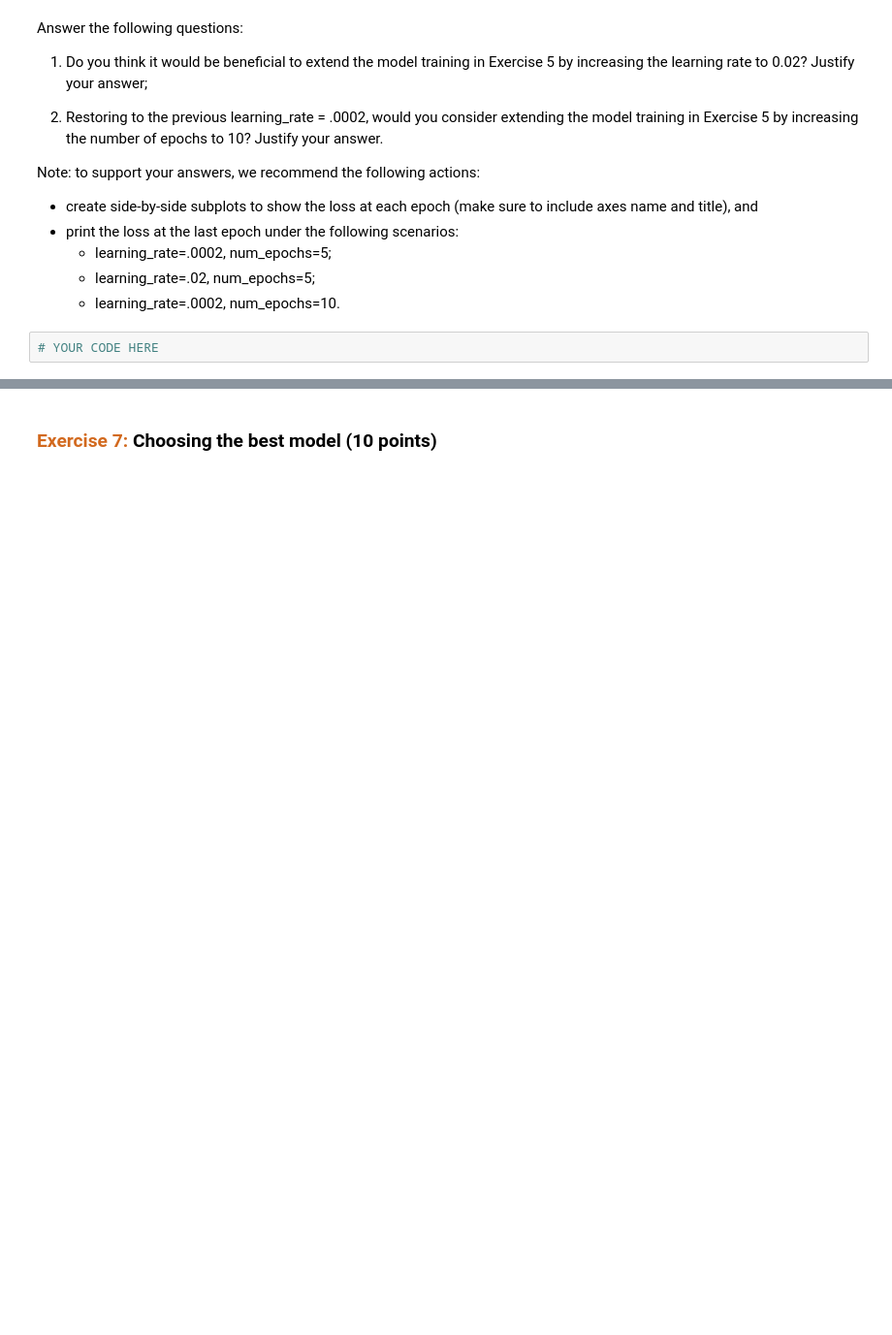
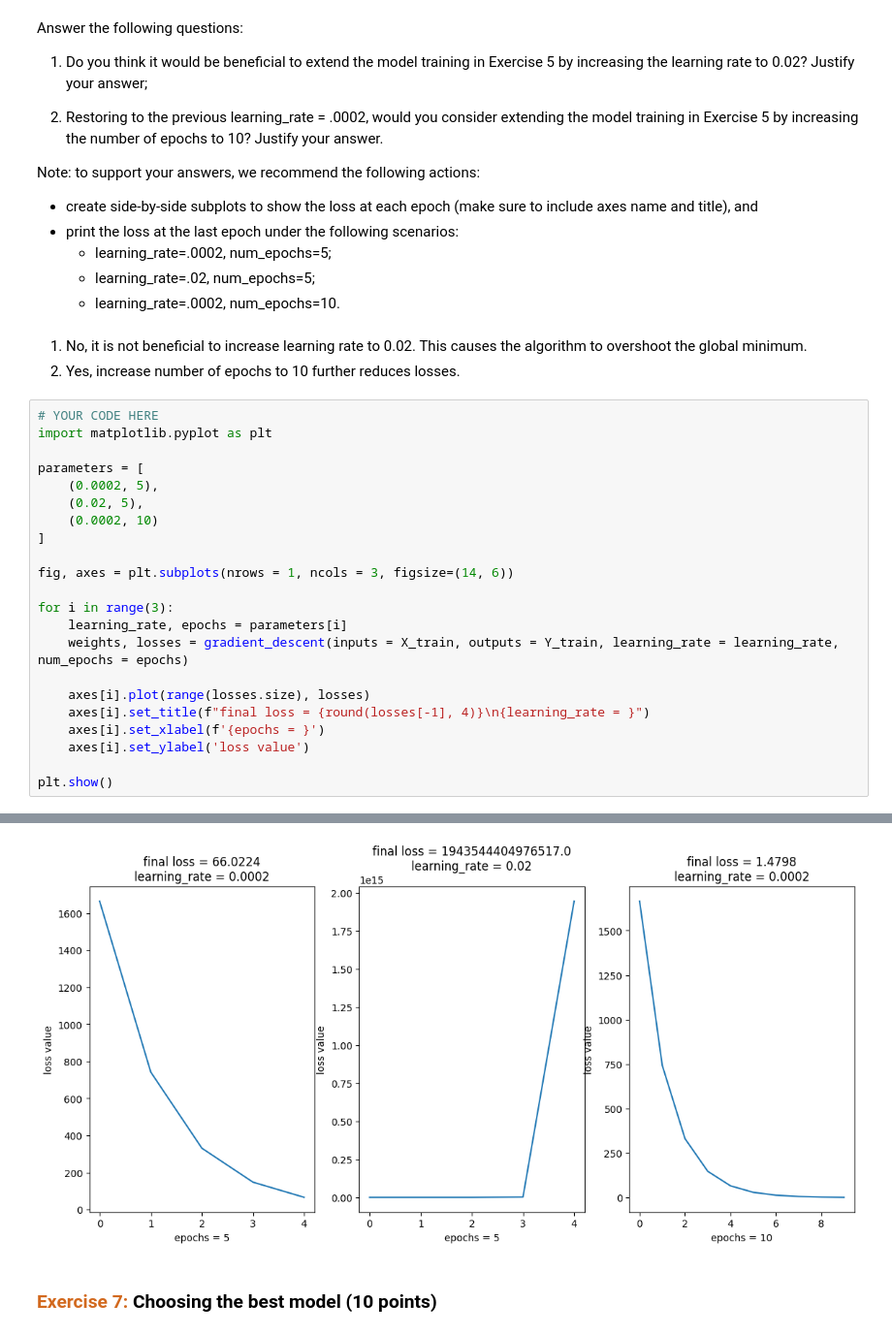
Before and after one commit to ming-berkeley/ds207_assignments, a Jupyter notebook: 02 Linear Regression.ipynb, the cells around one changed output, grey strips where cells are left out. Shown at 97% size. Cells and saved outputs as stored; diff of their text form; blank space fills up the shorter version.

```diff
--- a/02 Linear Regression.ipynb
+++ b/02 Linear Regression.ipynb
@@ -257,5 +266,29 @@ Note: to support your answers, we recommend the following actions:
     - learning_rate=.0002, num_epochs=5;
     - learning_rate=.02, num_epochs=5;
     - learning_rate=.0002, num_epochs=10.
-# %%
-# YOUR CODE HERE
+# %% [markdown]
+1. No, it is not beneficial to increase learning rate to 0.02. This causes the algorithm to overshoot the global minimum.
+2. Yes, increase number of epochs to 10 further reduces losses.
+# %%
+# YOUR CODE HERE
+import matplotlib.pyplot as plt
+
+parameters = [
+    (0.0002, 5),
+    (0.02, 5),
+    (0.0002, 10)
+]
+
+fig, axes = plt.subplots(nrows = 1, ncols = 3, figsize=(14, 6))
+
+for i in range(3):
+    learning_rate, epochs = parameters[i]
+    weights, losses = gradient_descent(inputs = X_train, outputs = Y_train, learning_rate = learning_rate, num_epochs = epochs)
+
+    axes[i].plot(range(losses.size), losses)
+    axes[i].set_title(f"final loss = {round(losses[-1], 4)}\n{learning_rate = }")
+    axes[i].set_xlabel(f'{epochs = }')
+    axes[i].set_ylabel('loss value')
+
+plt.show()
+# %% [output]
@@ -262,3 +315,4 @@ Note: to support your answers, we recommend the following actions:
+[figure, added]
 # %% [markdown]
 ### <span style="color:chocolate">Exercise 7:</span> Choosing the best model (10 points)
 # %% [markdown]
```
Also changed, not shown: parts of 22 cells of this notebook.
